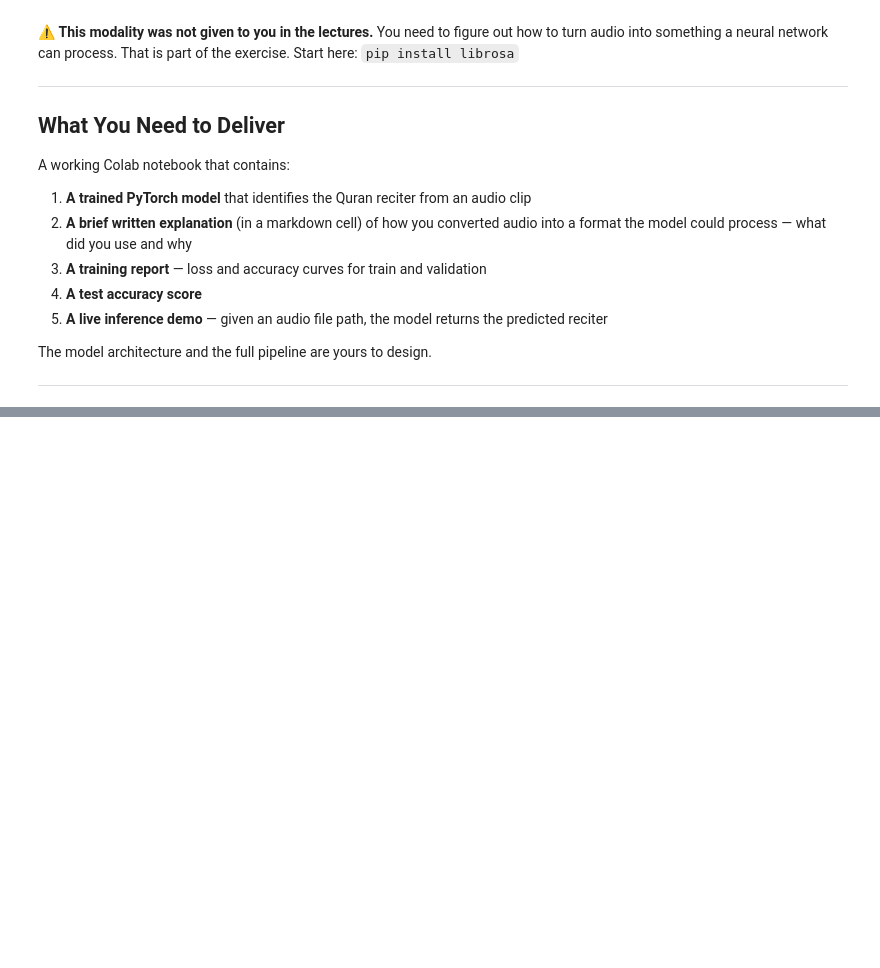
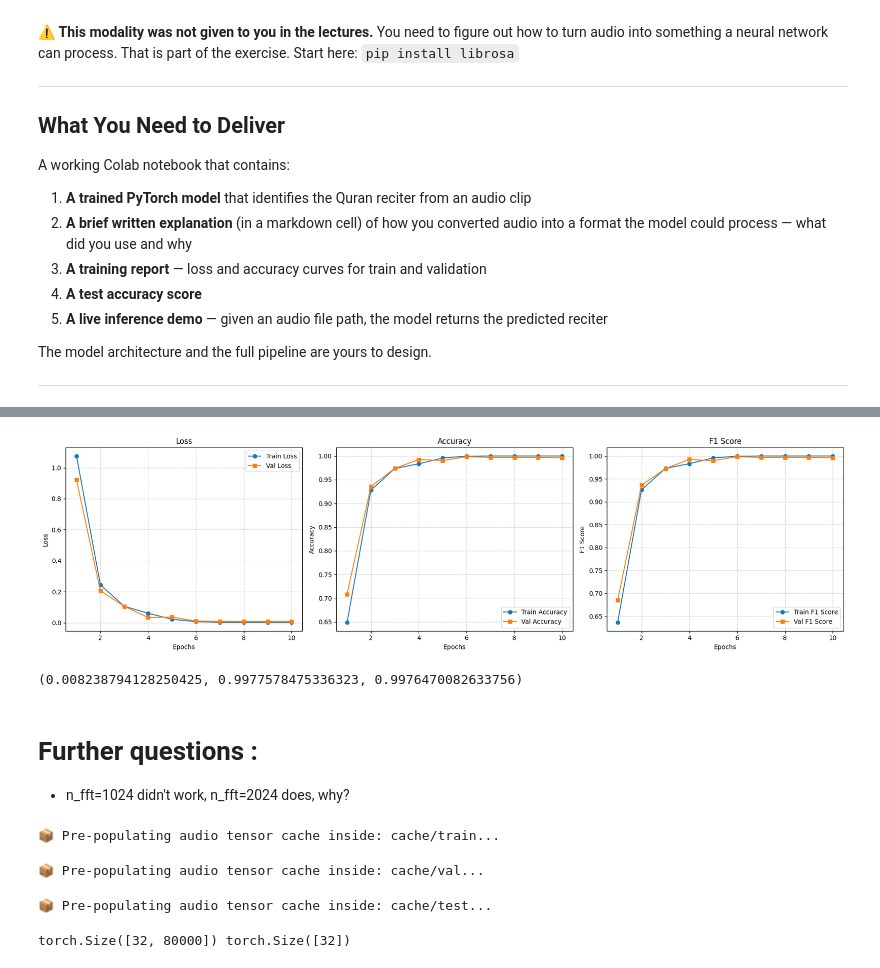
Before and after one commit to Ibraheem-Al-hafith/classification_hub, a Jupyter notebook: Ex_4_Audio_Classification.ipynb, the cells around one changed output, grey strips where cells are left out. Drawn from its saved outputs; the diff is of its cells as text; code cells hidden in the pictures; blank space fills up the shorter version.

```diff
--- a/Ex_4_Audio_Classification.ipynb
+++ b/Ex_4_Audio_Classification.ipynb
@@ -49,0 +123,5 @@ The model architecture and the full pipeline are yours to design.
+# %%
+import torchaudio
+audio, sr = torchaudio.load(metadata.FilePath[np.random.randint(0,len(metadata))])
+print(audio.shape, sr)
+Audio(audio, rate=sr)
@@ -49,0 +131,4 @@ The model architecture and the full pipeline are yours to design.
+# %%
+resampler = torchaudio.transforms.Resample(sr, 16000)
+resampled = resampler(audio)
+Audio(resampled, rate=16000)
@@ -49,0 +391,17 @@ The model architecture and the full pipeline are yours to design.
+# %%
+import torchvision.models as models
+import torch.nn as nn
+
+# Initialize ResNet18 without pre-trained weights
+model = models.resnet18(weights=None)
+
+# Adjust the first layer for 1-channel (grayscale) mel-spectrograms
+model.conv1 = nn.Conv2d(1, 64, kernel_size=7, stride=2, padding=3, bias=False)
+
+# Adjust the final fully connected layer for the number of reciters
+num_features = model.fc.in_features
+model.fc = nn.Linear(num_features, len(id2label))
+
+model = model.to(config.device)
+optimizer = optim.Adam(model.parameters(), lr=config.learning_rate)
+print(f"Model initialized from scratch and moved to {config.device}")
@@ -49,0 +410,15 @@ The model architecture and the full pipeline are yours to design.
+# %%
+from utilities import Trainer, TrainerConfig
+
+criterion = nn.CrossEntropyLoss()
+train_config = TrainerConfig(epochs=10, task_type = "multi")
+
+trainer = Trainer(
+    model=model,
+    config=train_config,
+    criterion=criterion,
+    train_loader=train_loader,
+    val_loader=val_loader
+)
+
+history = trainer.fit()
@@ -49,0 +461,12 @@ The model architecture and the full pipeline are yours to design.
+# %%
+trainer.plot_metrics()
+# %% [output]
+[figure, added]
+# %%
+trainer.evaluate(test_loader)
+# %% [output]
+(0.008238794128250425, 0.9977578475336323, 0.9976470082633756)
+# %% [markdown]
+# Further questions :
+
+* n_fft=1024 didn't work, n_fft=2024 does, why?
@@ -49,0 +484,11 @@ The model architecture and the full pipeline are yours to design.
+# %%
+train_loader, val_loader, test_loader = get_loaders(metadata, None, wav2vec_transform, wav2vec_transform)
+# %% [output]
+📦 Pre-populating audio tensor cache inside: cache/train...
+📦 Pre-populating audio tensor cache inside: cache/val...
+📦 Pre-populating audio tensor cache inside: cache/test...
+# %%
+audios, labels = next(iter(train_loader))
+print(audios.shape, labels.shape)
+# %% [output]
+torch.Size([32, 80000]) torch.Size([32])
```
Also changed, not shown: parts of 22 cells of this notebook, 1 other file.
